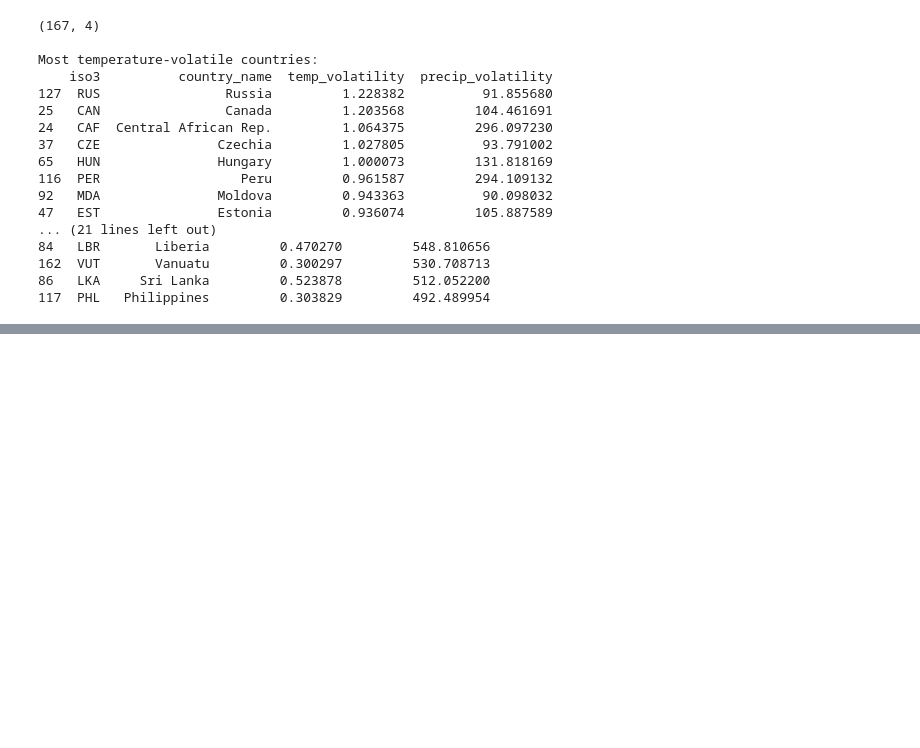
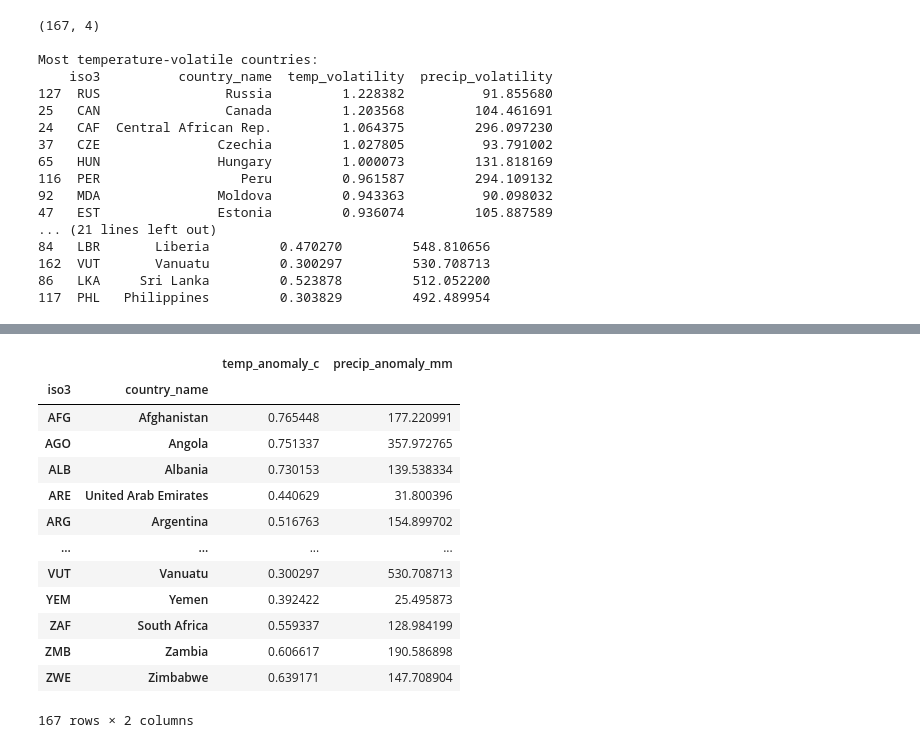
Before and after one commit to kimenjuivy/Climate_agriculture_intelligence, a Jupyter notebook: notebooks/03_eda_statistics.ipynb, the cells around one changed output, grey strips where cells are left out. Drawn from its saved outputs; the diff is of its cells as text; code cells hidden in the pictures; blank space fills up the shorter version.

```diff
--- a/notebooks/03_eda_statistics.ipynb
+++ b/notebooks/03_eda_statistics.ipynb
@@ -345,3 +345,20 @@ print(country_vulnerability.sort_values('max_vulnerability_index', ascending=Fal
 44   GIN               Guinea         Africa        Rice                 0.124270                  1                 0.124270
 74   MLI                 Mali         Africa  Soya beans                 0.114197                  4                 0.028549
 119  UGA               Uganda         Africa  Soya beans                 0.097332                  2                 0.056881
+# %%
+df.groupby(['iso3', 'country_name'])[['temp_anomaly_c', 'precip_anomaly_mm']].std()
+# %% [output]
+|  |  | temp_anomaly_c | precip_anomaly_mm |
+| iso3 | country_name |  |  |
+| AFG | Afghanistan | 0.765448 | 177.220991 |
+| AGO | Angola | 0.751337 | 357.972765 |
+| ALB | Albania | 0.730153 | 139.538334 |
+| ARE | United Arab Emirates | 0.440629 | 31.800396 |
+| ARG | Argentina | 0.516763 | 154.899702 |
+| ... | ... | ... | ... |
+| VUT | Vanuatu | 0.300297 | 530.708713 |
+| YEM | Yemen | 0.392422 | 25.495873 |
+| ZAF | South Africa | 0.559337 | 128.984199 |
+| ZMB | Zambia | 0.606617 | 190.586898 |
+| ZWE | Zimbabwe | 0.639171 | 147.708904 |
+167 rows × 2 columns
```
Also changed, not shown: parts of 2 cells of this notebook, 3 other files.
